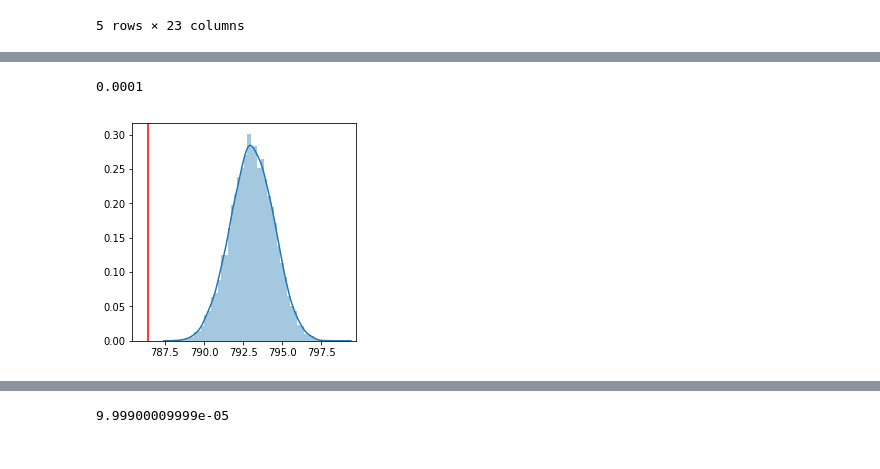
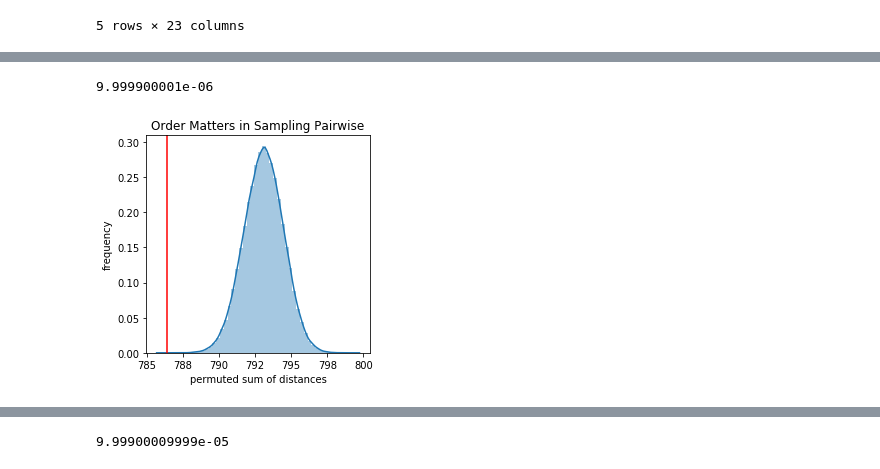
Before and after one commit to knights-lab/foodworks, a Jupyter notebook: notebooks/Significant Time Association.ipynb, the cells around one changed output, grey strips where cells are left out. Drawn from its saved outputs; the diff is of its cells as text; code cells hidden in the pictures.

```diff
--- a/notebooks/Significant Time Association.ipynb
+++ b/notebooks/Significant Time Association.ipynb
@@ -30,6 +31,8 @@ df_distance = pd.read_csv("../data/AllRf.dm.txt", sep='\t', index_col=0)
 for i in range(df_distance.shape[0]):
     for j in range(i, df_distance.shape[1]):
         df_distance.iloc[i, j] = df_distance.iloc[j, i]
+        if i == j:
+            df_distance.iloc[i, j] = 0.
 df_distance.head()
 # %% [output]
 |  | MCT.f.0072 | MCT.f.0014 | MCT.f.0269 | MCT.f.0259 | MCT.f.0221 | MCT.f.0426 | MCT.f.0590 | MCT.f.0624 | ... |
@@ -47,7 +50,7 @@ def difference_of_stats(samples, df_distance):
         s += df_distance[samples[i]][samples[i+1]]
     return s
 # %%
-NUM_PERMUTATIONS = 10000
+NUM_PERMUTATIONS = 100000
 statistics_original = dict()
 statistics_permuted = dict()
 
@@ -83,14 +86,18 @@ for i, (key, value) in enumerate(statistics_permuted.items()):
     flattened_statistics_permuted[i, :] = value
 # %%
 # Check for significance of order
-print((np.sum(flattened_statistics_original.sum() <= flattened_statistics_permuted.sum(axis=0)/NUM_PERMUTATIONS)+1)/NUM_PERMUTATIONS)
+print((np.sum(flattened_statistics_original.sum() >= flattened_statistics_permuted.sum(axis=0))/(NUM_PERMUTATIONS+1)))
 # %% [output]
-0.0001
+9.999900001e-06
 # %%
 fig, ax = plt.subplots()
 sns.distplot(flattened_statistics_permuted.sum(axis=0), ax=ax)
 plt.axvline(x=flattened_statistics_original.sum(), color='red')
-ax.set_xlim(flattened_statistics_original.sum()-1, flattened_statistics_permuted.sum(axis=0).max()+1)
+ax.set_ylabel('frequency')
+ax.set_xlabel('permuted sum of distances')
+ax.xaxis.set_major_formatter(FormatStrFormatter('%.0f'))
+ax.set_title('Order Matters in Sampling Pairwise')
+#ax.set_xlim(flattened_statistics_original.sum()-1, flattened_statistics_permuted.sum(axis=0).max()+1)
 save_plot(fig, 'ordermatters_hist')
 # %% [output]
-[figure, old version]
+[figure, new version]
```
Also changed, not shown: parts of 7 cells of this notebook, 21 other files.
